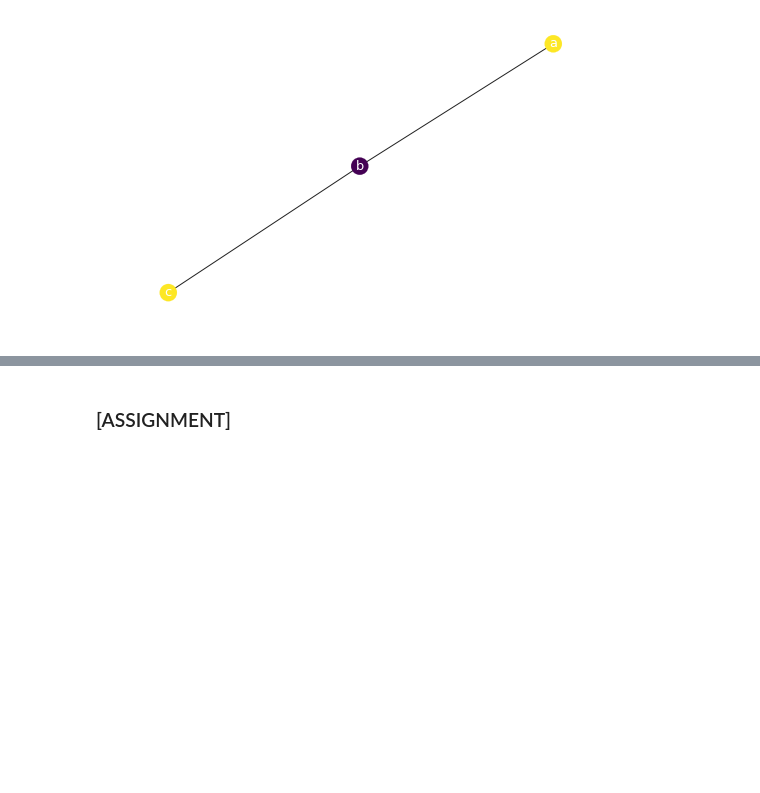
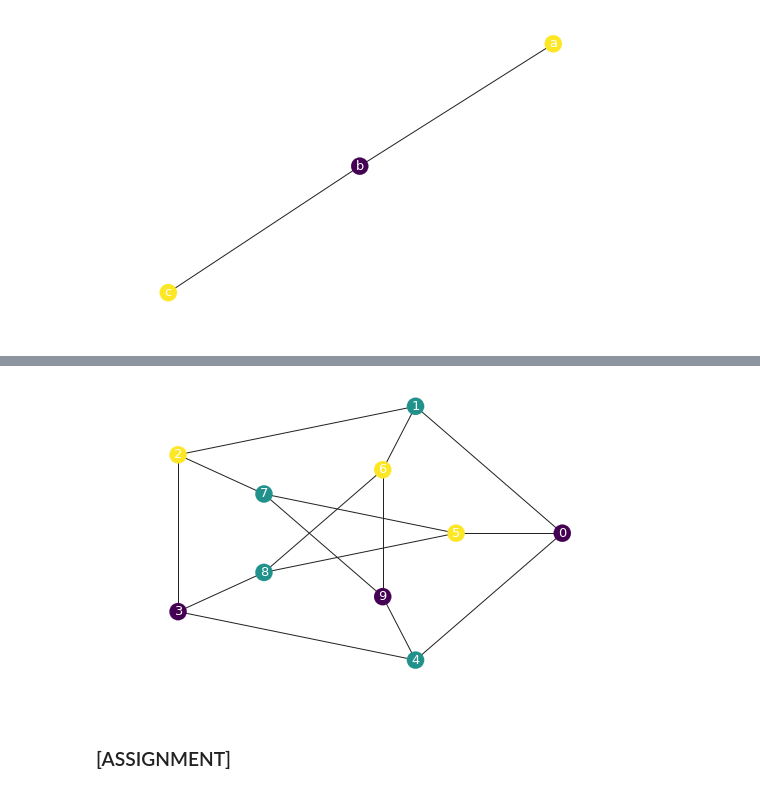
Before and after one commit to CermakM/graph-colouring, a Jupyter notebook: coloring.ipynb, the cells around one changed output, grey strips where cells are left out. Drawn from its saved outputs; the diff is of its cells as text; code cells hidden in the pictures; blank space fills up the shorter version.

Commit message:
Add Peterson Graph
- count and visualize colourings of Peterson Graph

Signed-off-by: Marek Cermak <macermak@redhat.com>

modified:   coloring.ipynb

```diff
--- a/coloring.ipynb
+++ b/coloring.ipynb
@@ -152,0 +155,11 @@ nx.draw_kamada_kawai(g_test,
+# %%
+g_peterson = nx.petersen_graph()
+# %%
+%%time
+n = 3
+graph_colorings = list(get_graph_colourings(g_peterson, n))
+
+if graph_colorings:
+    print(f"Number of colorings: {len(graph_colorings)}")
+else:
+    print(f"Graph could not be colored with {n} colors.")
@@ -153,3 +173,17 @@ nx.draw_kamada_kawai(g_test,
+# %%
+# pick other random coloring
+col_idx = random.randint(0, len(graph_colorings) - 1)
+
+# draw concentric shells
+nx.draw_shell(g_peterson,
+                     nlist=[range(5, 10), range(5)],
+                     node_color=list(graph_colorings[col_idx]),
+                     labels={
+                         vid: vid for vid in g_peterson
+                     },
+                     font_color='w', font_size=13)
+# %% [output]
+[figure, added]
 # %% [markdown]
 ### [ASSIGNMENT]
 # %%
```
Also changed, not shown: parts of 3 cells of this notebook.
